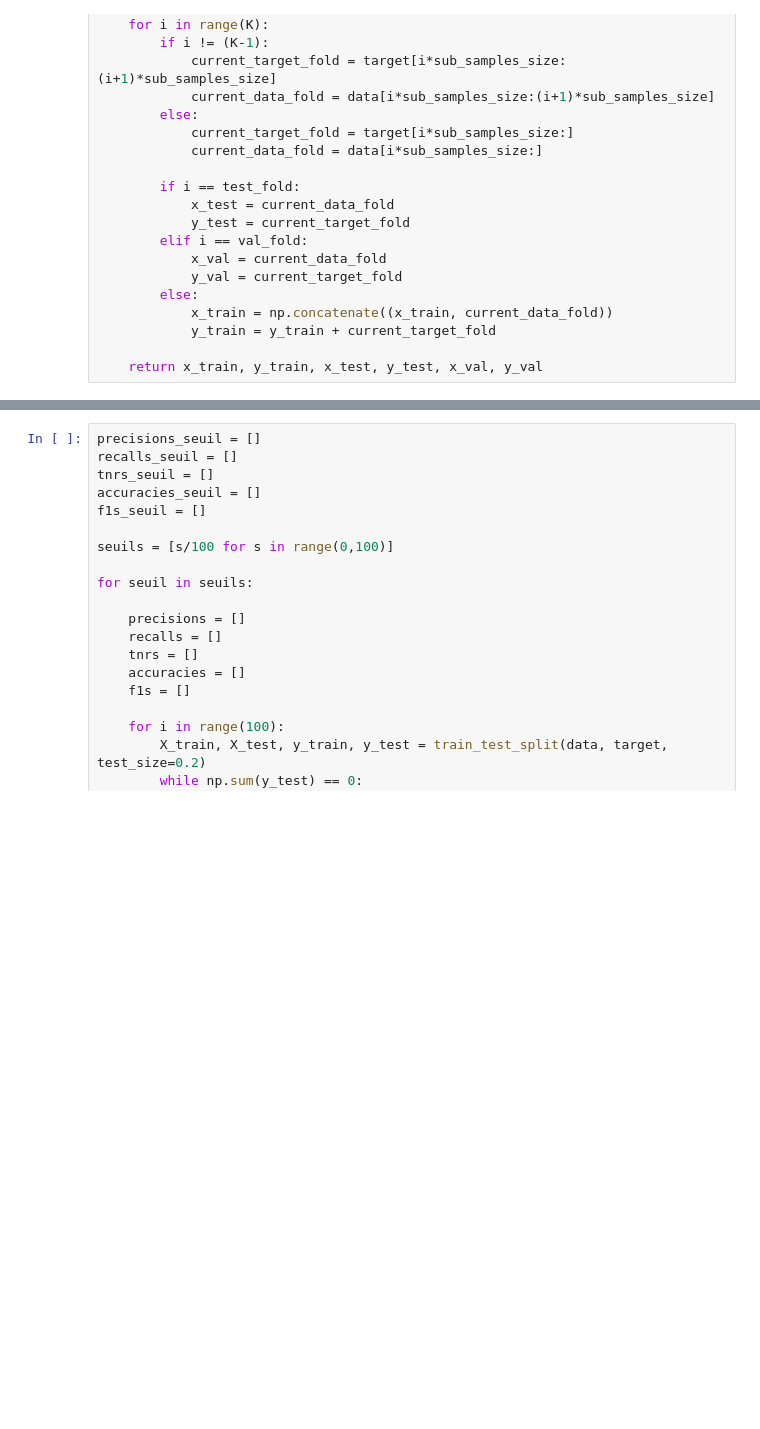
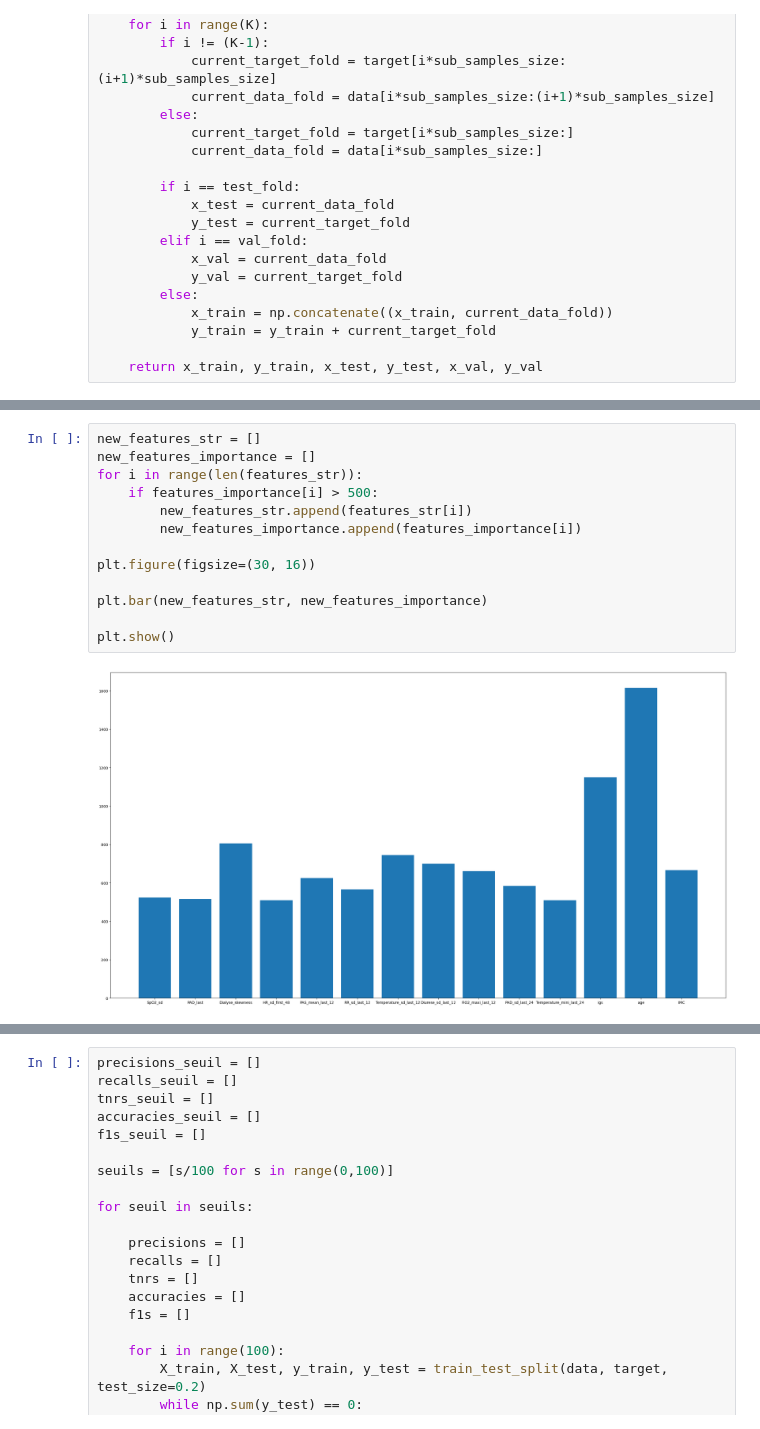
Before and after one commit to clementdlmszs/predictECMO, a Jupyter notebook: models/classicML.ipynb, the cells around one changed output, grey strips where cells are left out. Cells and saved outputs as stored; diff of their text form; blank space fills up the shorter version.

```diff
--- a/models/classicML.ipynb
+++ b/models/classicML.ipynb
@@ -338,0 +1319,15 @@ def split_data_CV(data, target, K, test_activated, validation_activated, test_fo
+# %%
+new_features_str = []
+new_features_importance = []
+for i in range(len(features_str)):
+    if features_importance[i] > 500:
+        new_features_str.append(features_str[i])
+        new_features_importance.append(features_importance[i])
+
+plt.figure(figsize=(30, 16))
+
+plt.bar(new_features_str, new_features_importance)
+
+plt.show()
+# %% [output]
+[figure, added]
```
Also changed, not shown: parts of 54 cells of this notebook, 7 other files.
